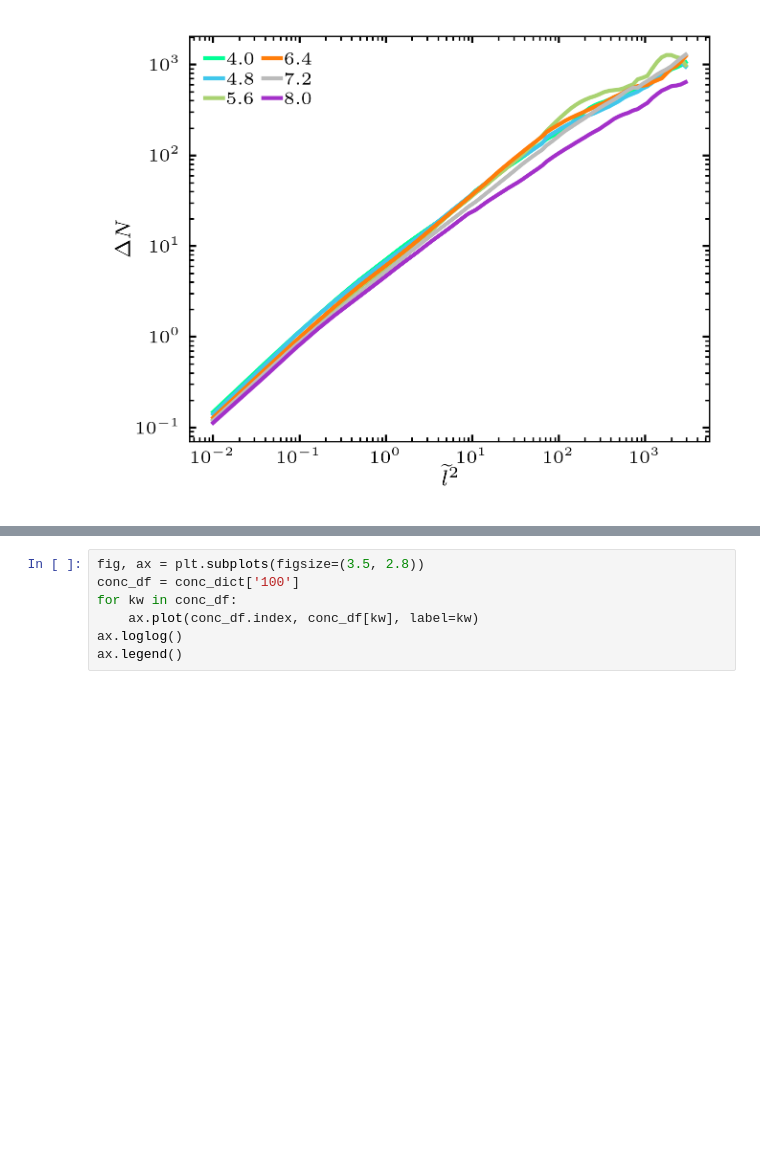
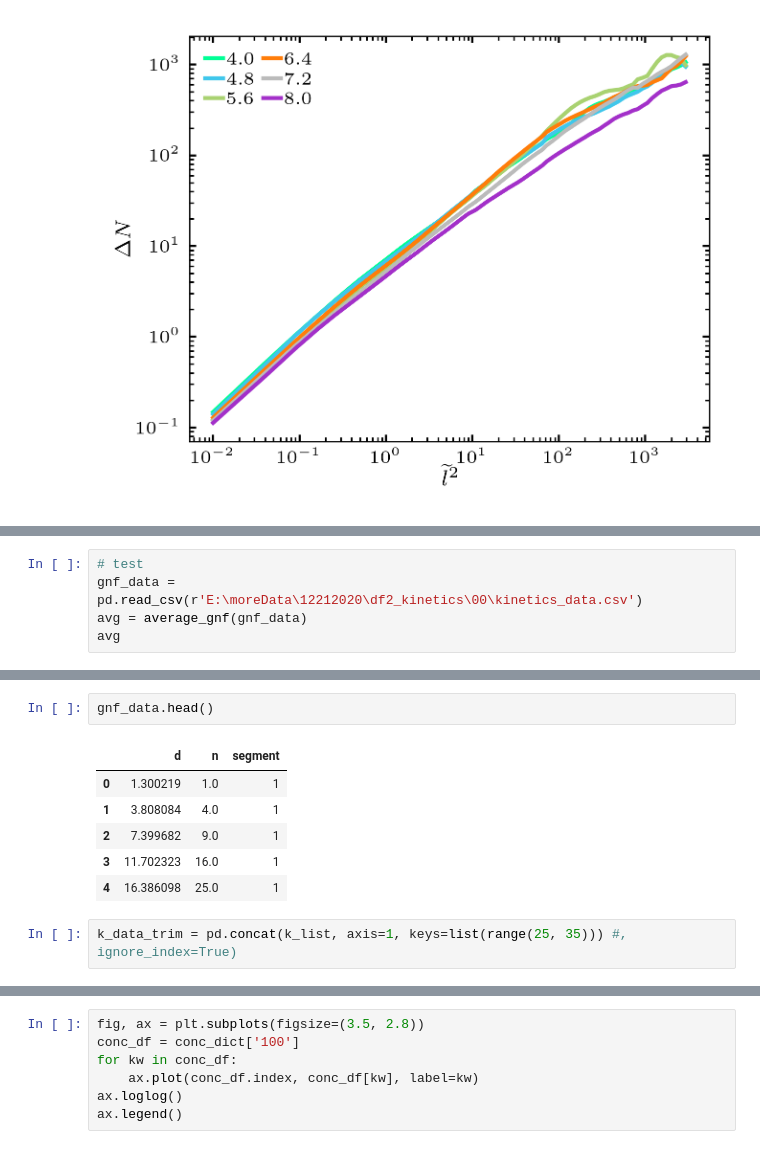
Before and after one commit to ZLoverty/Python, a Jupyter notebook: Correlation/src/GNF-normalizations.ipynb, the cells around one changed output, grey strips where cells are left out. Saved outputs shown, nothing was run; the diff lists cells and outputs as text; blank space fills up the shorter version.

```diff
--- a/Correlation/src/GNF-normalizations.ipynb
+++ b/Correlation/src/GNF-normalizations.ipynb
@@ -895,0 +885,5 @@ fig.savefig(os.path.join(data_master_dir,
+# %%
+# test
+gnf_data = pd.read_csv(r'E:\moreData\12212020\df2_kinetics\00\kinetics_data.csv')
+avg = average_gnf(gnf_data)
+avg
@@ -895,0 +904,11 @@ fig.savefig(os.path.join(data_master_dir,
+# %%
+gnf_data.head()
+# %% [output]
+|  | d | n | segment |
+| 0 | 1.300219 | 1.0 | 1 |
+| 1 | 3.808084 | 4.0 | 1 |
+| 2 | 7.399682 | 9.0 | 1 |
+| 3 | 11.702323 | 16.0 | 1 |
+| 4 | 16.386098 | 25.0 | 1 |
+# %%
+k_data_trim = pd.concat(k_list, axis=1, keys=list(range(25, 35))) #, ignore_index=True)
```
Also changed, not shown: parts of 9 cells of this notebook, 10 other files.
